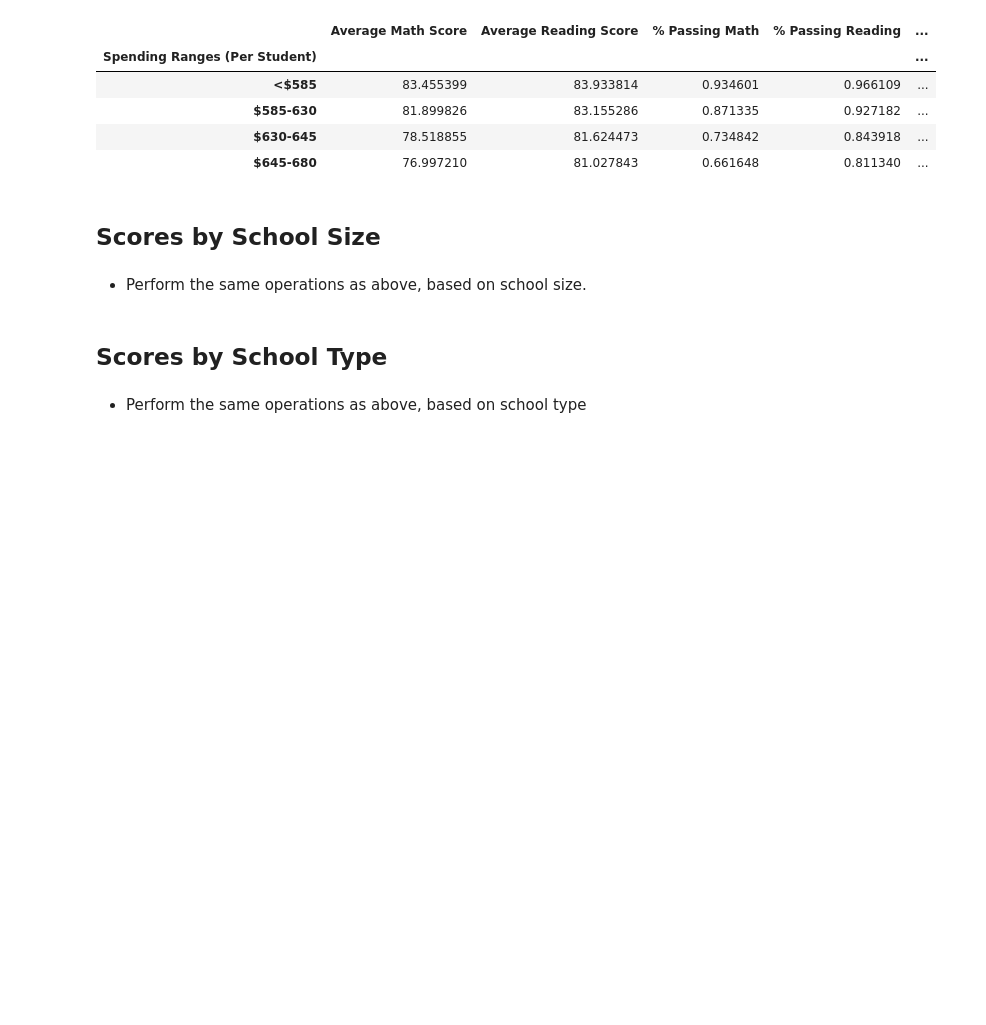
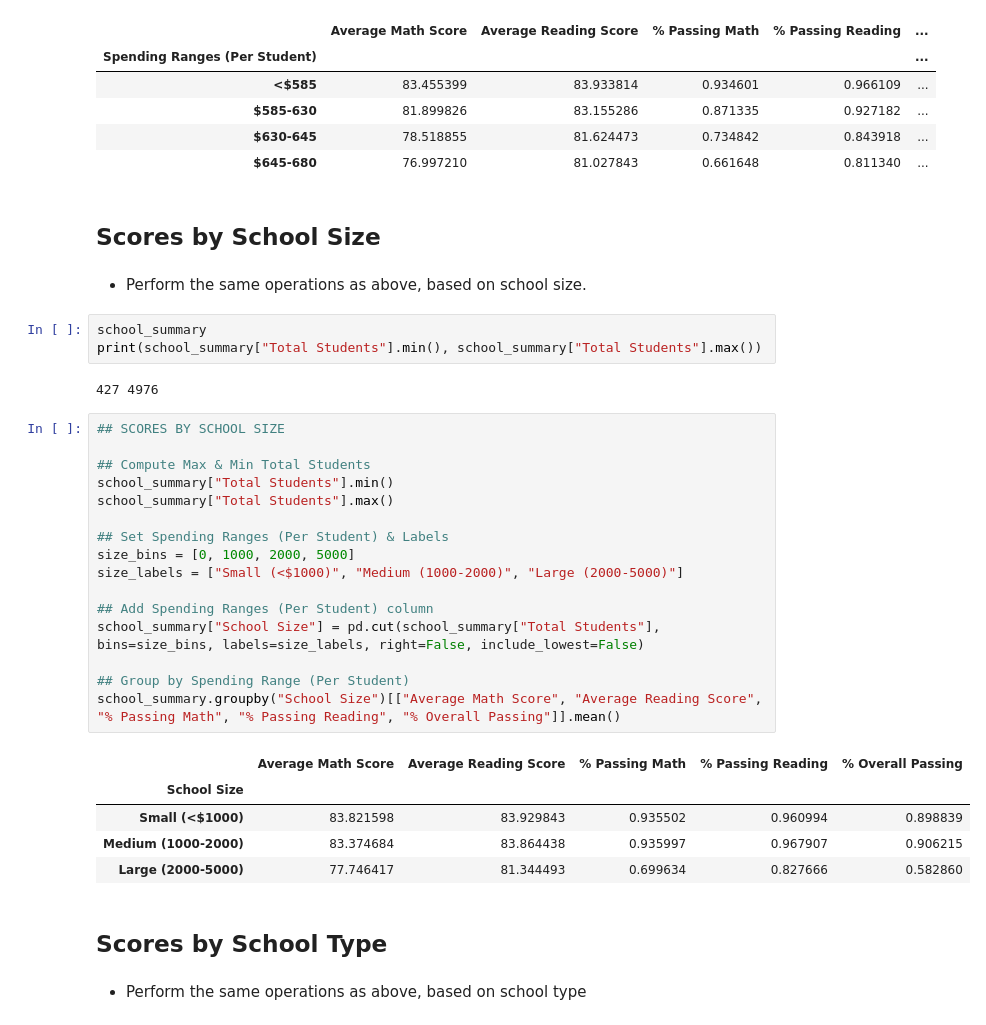
Before and after one commit to rperezme-data/DAB_H04_Pandas-challenge, a Jupyter notebook: PyCitySchools/PyCitySchools_starter.ipynb, the cells around one changed output. Drawn from its saved outputs; the diff is of its cells as text; blank space fills up the shorter version.

Commit message:
Add Scores by School Size

```diff
--- a/PyCitySchools/PyCitySchools_starter.ipynb
+++ b/PyCitySchools/PyCitySchools_starter.ipynb
@@ -347,6 +347,33 @@ school_summary.groupby("Spending Ranges (Per Student)")[["Average Math Score", "
 ## Scores by School Size
 # %% [markdown]
 * Perform the same operations as above, based on school size.
+# %%
+school_summary
+print(school_summary["Total Students"].min(), school_summary["Total Students"].max())
+# %% [output]
+427 4976
+# %%
+## SCORES BY SCHOOL SIZE
+
+## Compute Max & Min Total Students
+school_summary["Total Students"].min()
+school_summary["Total Students"].max()
+
+## Set Spending Ranges (Per Student) & Labels
+size_bins = [0, 1000, 2000, 5000]
+size_labels = ["Small (<$1000)", "Medium (1000-2000)", "Large (2000-5000)"]
+
+## Add Spending Ranges (Per Student) column
+school_summary["School Size"] = pd.cut(school_summary["Total Students"], bins=size_bins, labels=size_labels, right=False, include_lowest=False)
+
+## Group by Spending Range (Per Student)
+school_summary.groupby("School Size")[["Average Math Score", "Average Reading Score", "% Passing Math", "% Passing Reading", "% Overall Passing"]].mean()
+# %% [output]
+|  | Average Math Score | Average Reading Score | % Passing Math | % Passing Reading | % Overall Passing |
+| School Size |  |  |  |  |  |
+| Small (<$1000) | 83.821598 | 83.929843 | 0.935502 | 0.960994 | 0.898839 |
+| Medium (1000-2000) | 83.374684 | 83.864438 | 0.935997 | 0.967907 | 0.906215 |
+| Large (2000-5000) | 77.746417 | 81.344493 | 0.699634 | 0.827666 | 0.582860 |
 # %% [markdown]
 ## Scores by School Type
 # %% [markdown]
```
